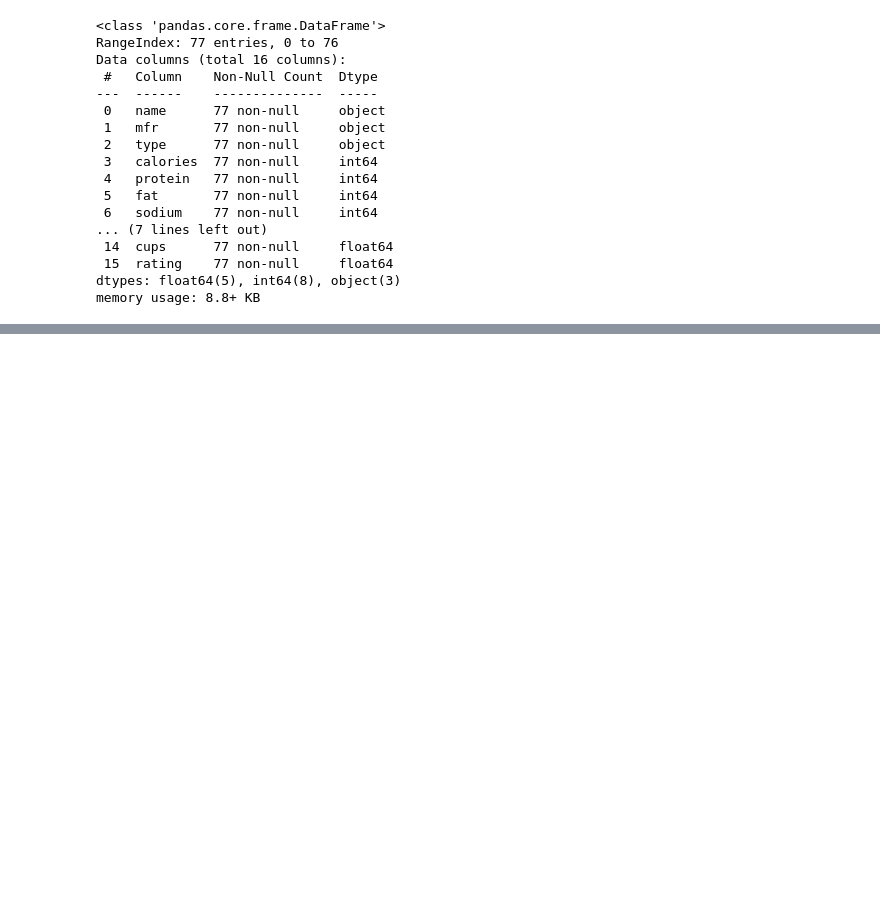
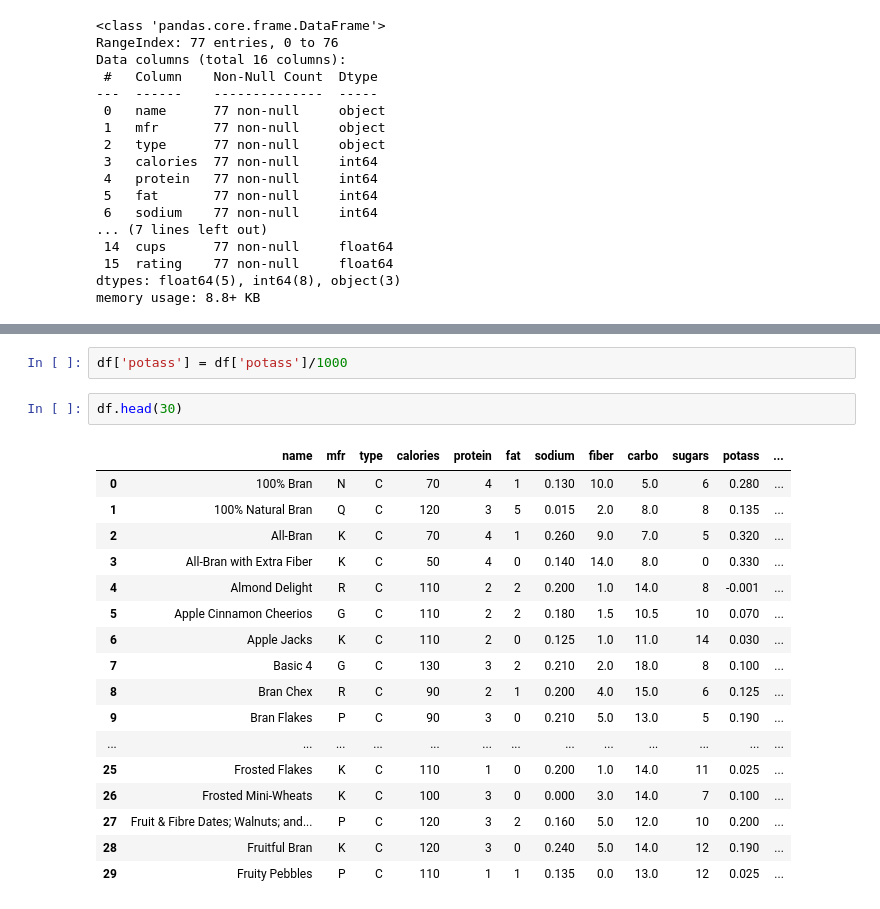
Before and after one commit to AkCoding/cereal, a Jupyter notebook: cereal.ipynb, the cells around one changed output, grey strips where cells are left out. Cells and saved outputs as stored; diff of their text form; blank space fills up the shorter version.

```diff
--- a/cereal.ipynb
+++ b/cereal.ipynb
@@ -56,0 +79,22 @@ df.describe(include=['O'])
+# %%
+df['potass'] = df['potass']/1000
+# %%
+df.head(30)
+# %% [output]
+|  | name | mfr | type | calories | protein | fat | sodium | fiber | carbo | sugars | potass | ... |
+| 0 | 100% Bran | N | C | 70 | 4 | 1 | 0.130 | 10.0 | 5.0 | 6 | 0.280 | ... |
+| 1 | 100% Natural Bran | Q | C | 120 | 3 | 5 | 0.015 | 2.0 | 8.0 | 8 | 0.135 | ... |
+| 2 | All-Bran | K | C | 70 | 4 | 1 | 0.260 | 9.0 | 7.0 | 5 | 0.320 | ... |
+| 3 | All-Bran with Extra Fiber | K | C | 50 | 4 | 0 | 0.140 | 14.0 | 8.0 | 0 | 0.330 | ... |
+| 4 | Almond Delight | R | C | 110 | 2 | 2 | 0.200 | 1.0 | 14.0 | 8 | -0.001 | ... |
+| 5 | Apple Cinnamon Cheerios | G | C | 110 | 2 | 2 | 0.180 | 1.5 | 10.5 | 10 | 0.070 | ... |
+| 6 | Apple Jacks | K | C | 110 | 2 | 0 | 0.125 | 1.0 | 11.0 | 14 | 0.030 | ... |
+| 7 | Basic 4 | G | C | 130 | 3 | 2 | 0.210 | 2.0 | 18.0 | 8 | 0.100 | ... |
+| 8 | Bran Chex | R | C | 90 | 2 | 1 | 0.200 | 4.0 | 15.0 | 6 | 0.125 | ... |
+| 9 | Bran Flakes | P | C | 90 | 3 | 0 | 0.210 | 5.0 | 13.0 | 5 | 0.190 | ... |
+| ... | ... | ... | ... | ... | ... | ... | ... | ... | ... | ... | ... | ... |
+| 25 | Frosted Flakes | K | C | 110 | 1 | 0 | 0.200 | 1.0 | 14.0 | 11 | 0.025 | ... |
+| 26 | Frosted Mini-Wheats | K | C | 100 | 3 | 0 | 0.000 | 3.0 | 14.0 | 7 | 0.100 | ... |
+| 27 | Fruit & Fibre Dates; Walnuts; and... | P | C | 120 | 3 | 2 | 0.160 | 5.0 | 12.0 | 10 | 0.200 | ... |
+| 28 | Fruitful Bran | K | C | 120 | 3 | 0 | 0.240 | 5.0 | 14.0 | 12 | 0.190 | ... |
+| 29 | Fruity Pebbles | P | C | 110 | 1 | 1 | 0.135 | 0.0 | 13.0 | 12 | 0.025 | ... |
```
Also changed, not shown: parts of 17 cells of this notebook.
